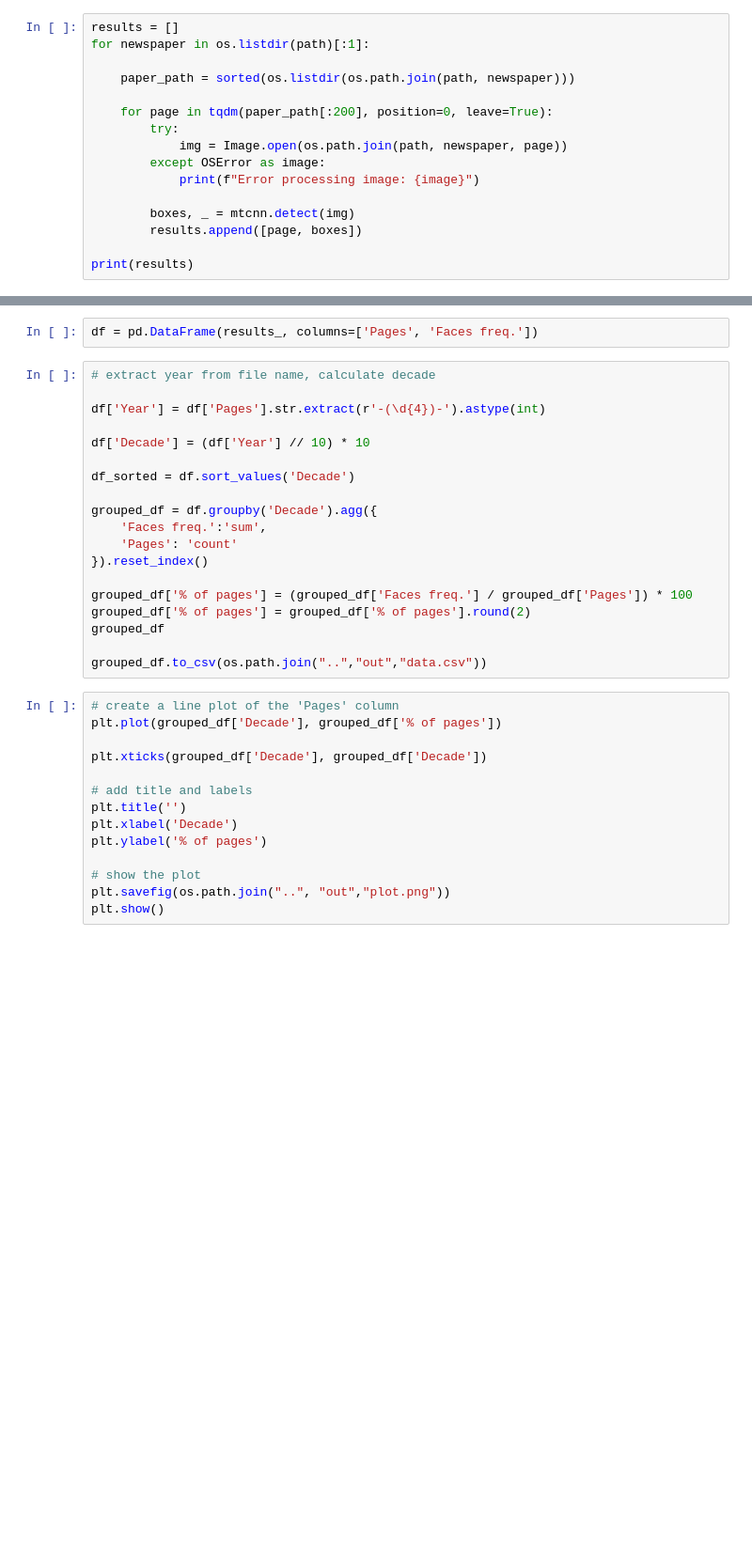
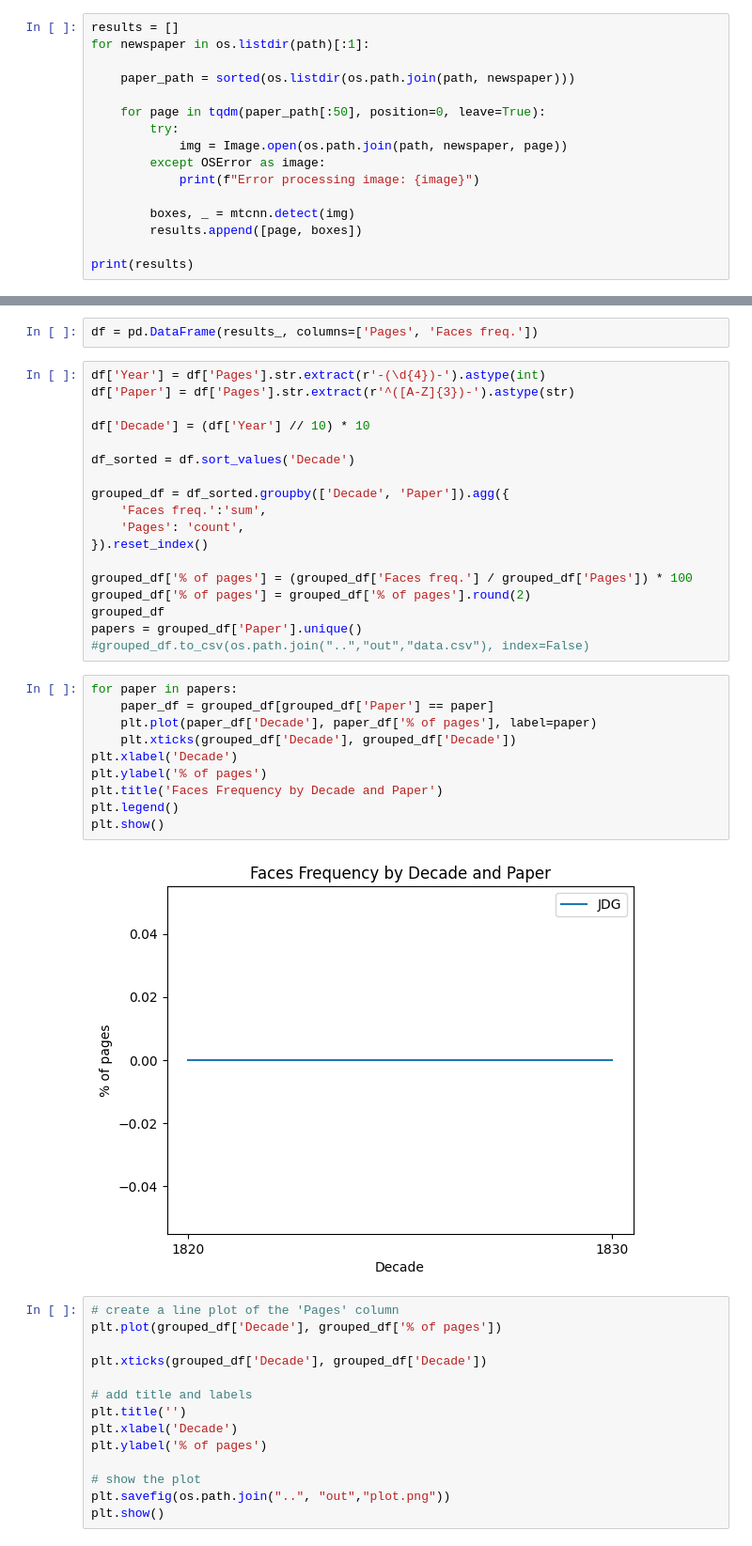
Before and after one commit to peterskousen/cds-vis, a Jupyter notebook: assignments/a4/src/script.ipynb, the cells around one changed output, grey strips where cells are left out. Shown at 94% size. Saved outputs shown, nothing was run; the diff lists cells and outputs as text; blank space fills up the shorter version.

```diff
--- a/assignments/a4/src/script.ipynb
+++ b/assignments/a4/src/script.ipynb
@@ -21,7 +21,7 @@ for newspaper in os.listdir(path)[:1]:
 
     paper_path = sorted(os.listdir(os.path.join(path, newspaper)))
 
-    for page in tqdm(paper_path[:200], position=0, leave=True):
+    for page in tqdm(paper_path[:50], position=0, leave=True):
         try:
             img = Image.open(os.path.join(path, newspaper, page))
         except OSError as image:
@@ -65,24 +57,35 @@ Pages with faces: 6
 # %%
 df = pd.DataFrame(results_, columns=['Pages', 'Faces freq.'])
 # %%
-# extract year from file name, calculate decade
-
 df['Year'] = df['Pages'].str.extract(r'-(\d{4})-').astype(int)
+df['Paper'] = df['Pages'].str.extract(r'^([A-Z]{3})-').astype(str)
 
 df['Decade'] = (df['Year'] // 10) * 10
 
 df_sorted = df.sort_values('Decade')
 
-grouped_df = df.groupby('Decade').agg({
+grouped_df = df_sorted.groupby(['Decade', 'Paper']).agg({
     'Faces freq.':'sum',
-    'Pages': 'count'
+    'Pages': 'count',
 }).reset_index()
 
 grouped_df['% of pages'] = (grouped_df['Faces freq.'] / grouped_df['Pages']) * 100
 grouped_df['% of pages'] = grouped_df['% of pages'].round(2)
 grouped_df
-
-grouped_df.to_csv(os.path.join("..","out","data.csv"))
+papers = grouped_df['Paper'].unique()
+#grouped_df.to_csv(os.path.join("..","out","data.csv"), index=False)
+# %%
+for paper in papers:
+    paper_df = grouped_df[grouped_df['Paper'] == paper]
+    plt.plot(paper_df['Decade'], paper_df['% of pages'], label=paper)
+    plt.xticks(grouped_df['Decade'], grouped_df['Decade'])
+plt.xlabel('Decade')
+plt.ylabel('% of pages')
+plt.title('Faces Frequency by Decade and Paper')
+plt.legend()
+plt.show()
+# %% [output]
+[figure, added]
 # %%
 # create a line plot of the 'Pages' column
 plt.plot(grouped_df['Decade'], grouped_df['% of pages'])
```
Also changed, not shown: parts of 2 cells of this notebook, 5 other files.
